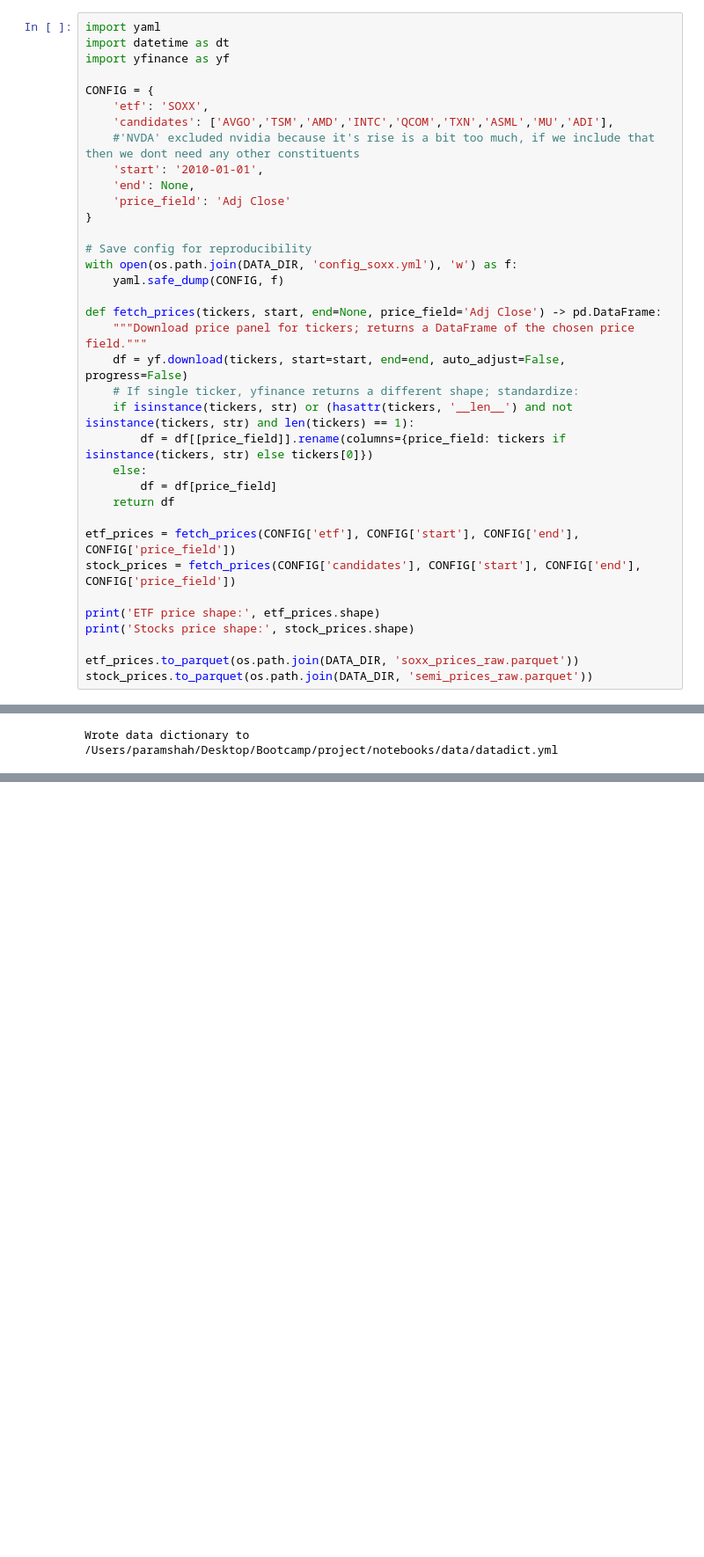
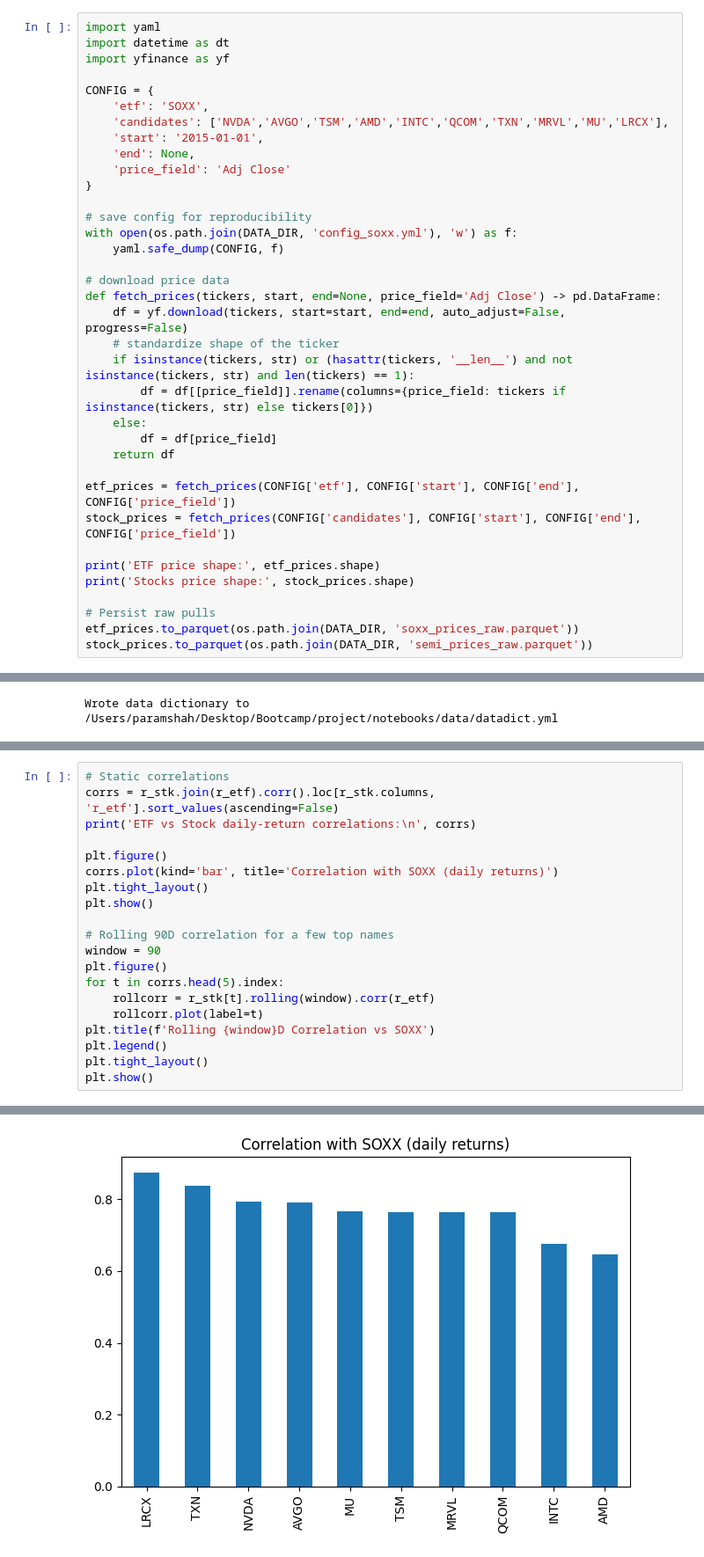
Before and after one commit to param-nyu/bootcamp_param_shah, a Jupyter notebook: project/notebooks/project_master.ipynb, the cells around one changed output, grey strips where cells are left out. Shown at 88% size. Saved outputs shown, nothing was run; the diff lists cells and outputs as text; blank space fills up the shorter version.

```diff
--- a/project/notebooks/project_master.ipynb
+++ b/project/notebooks/project_master.ipynb
@@ -151,21 +156,20 @@ import yfinance as yf
 
 CONFIG = {
     'etf': 'SOXX',
-    'candidates': ['AVGO','TSM','AMD','INTC','QCOM','TXN','ASML','MU','ADI'],
-    #'NVDA' excluded nvidia because it's rise is a bit too much, if we include that then we dont need any other constituents
-    'start': '2010-01-01',
+    'candidates': ['NVDA','AVGO','TSM','AMD','INTC','QCOM','TXN','MRVL','MU','LRCX'],
+    'start': '2015-01-01',
     'end': None,
     'price_field': 'Adj Close'
 }
 
-# Save config for reproducibility
+# save config for reproducibility
 with open(os.path.join(DATA_DIR, 'config_soxx.yml'), 'w') as f:
     yaml.safe_dump(CONFIG, f)
 
+# download price data
 def fetch_prices(tickers, start, end=None, price_field='Adj Close') -> pd.DataFrame:
-    """Download price panel for tickers; returns a DataFrame of the chosen price field."""
     df = yf.download(tickers, start=start, end=end, auto_adjust=False, progress=False)
-    # If single ticker, yfinance returns a different shape; standardize:
+    # standardize shape of the ticker
     if isinstance(tickers, str) or (hasattr(tickers, '__len__') and not isinstance(tickers, str) and len(tickers) == 1):
         df = df[[price_field]].rename(columns={price_field: tickers if isinstance(tickers, str) else tickers[0]})
     else:
@@ -178,6 +182,7 @@ stock_prices = fetch_prices(CONFIG['candidates'], CONFIG['start'], CONFIG['end']
 print('ETF price shape:', etf_prices.shape)
 print('Stocks price shape:', stock_prices.shape)
 
+# Persist raw pulls
 etf_prices.to_parquet(os.path.join(DATA_DIR, 'soxx_prices_raw.parquet'))
 stock_prices.to_parquet(os.path.join(DATA_DIR, 'semi_prices_raw.parquet'))
 # %% [output]
@@ -250,0 +307,21 @@ Saved processed price & returns tables.
+# %%
+# Static correlations
+corrs = r_stk.join(r_etf).corr().loc[r_stk.columns, 'r_etf'].sort_values(ascending=False)
+print('ETF vs Stock daily-return correlations:\n', corrs)
+
+plt.figure()
+corrs.plot(kind='bar', title='Correlation with SOXX (daily returns)')
+plt.tight_layout()
+plt.show()
+
+# Rolling 90D correlation for a few top names
+window = 90
+plt.figure()
+for t in corrs.head(5).index:
+    rollcorr = r_stk[t].rolling(window).corr(r_etf)
+    rollcorr.plot(label=t)
+plt.title(f'Rolling {window}D Correlation vs SOXX')
+plt.legend()
+plt.tight_layout()
+plt.show()
+# %% [output]
@@ -250,0 +340 @@ Saved processed price & returns tables.
+[figure, added]
```
Also changed, not shown: parts of 26 cells of this notebook, 21 other files.
